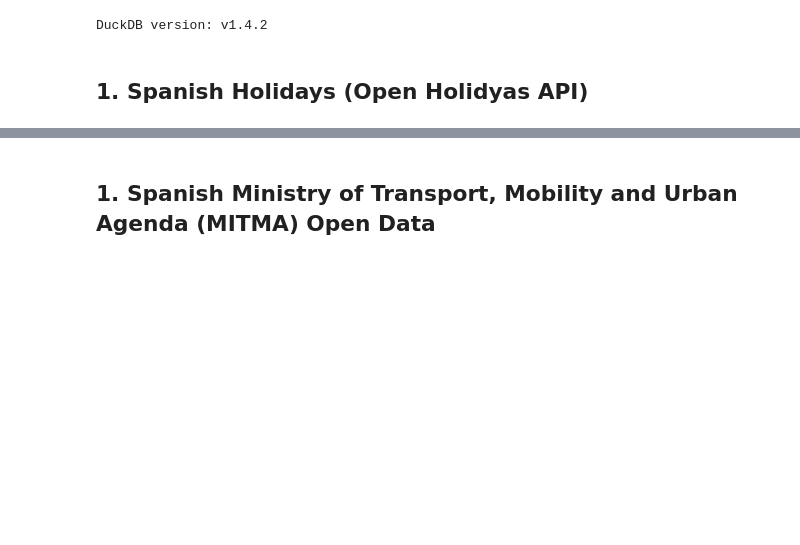
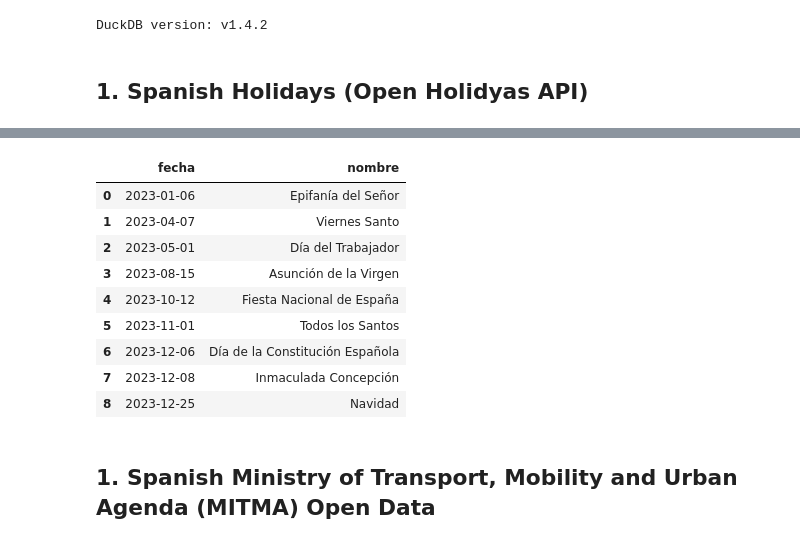
Before and after one commit to bgramaje/muceim-bigdata_project, a Jupyter notebook: notebooks/layers/silver_v2.ipynb, the cells around one changed output, grey strips where cells are left out. Saved outputs shown, nothing was run; the diff lists cells and outputs as text; code cells hidden in the pictures; blank space fills up the shorter version.

```diff
--- a/notebooks/layers/silver_v2.ipynb
+++ b/notebooks/layers/silver_v2.ipynb
@@ -73,3 +68,16 @@ SQL("""
+# %%
+SQL("SELECT * FROM spanish_holidays")
+# %% [output]
+|  | fecha | nombre |
+| 0 | 2023-01-06 | Epifanía del Señor |
+| 1 | 2023-04-07 | Viernes Santo |
+| 2 | 2023-05-01 | Día del Trabajador |
+| 3 | 2023-08-15 | Asunción de la Virgen |
+| 4 | 2023-10-12 | Fiesta Nacional de España |
+| 5 | 2023-11-01 | Todos los Santos |
+| 6 | 2023-12-06 | Día de la Constitución Española |
+| 7 | 2023-12-08 | Inmaculada Concepción |
+| 8 | 2023-12-25 | Navidad |
 # %% [markdown]
 <h2 id="mitma"><b>1. Spanish Ministry of Transport, Mobility and Urban Agenda (MITMA) Open Data</b></h2>
 # %% [markdown]
```
Also changed, not shown: parts of 12 cells of this notebook, 1 other file.
